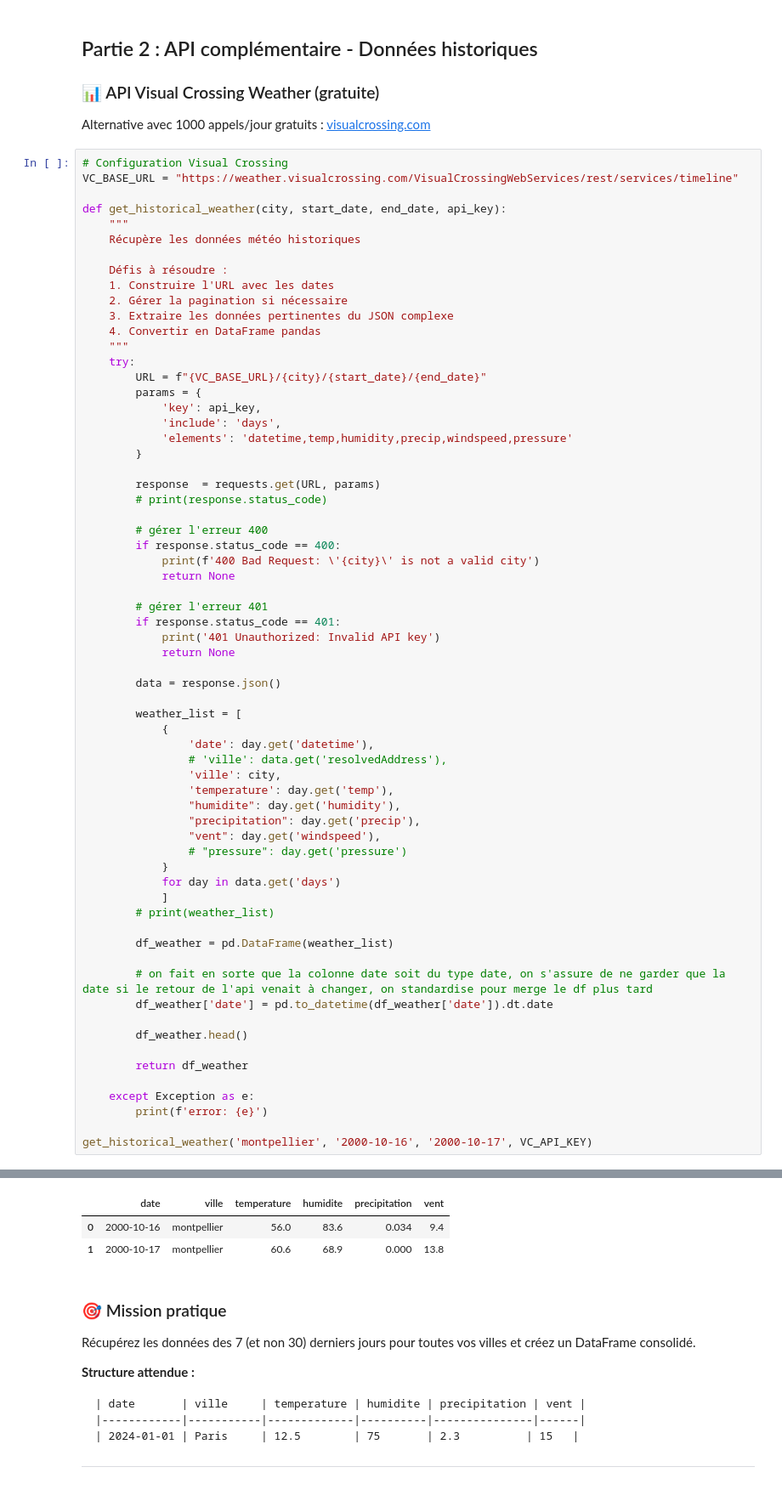
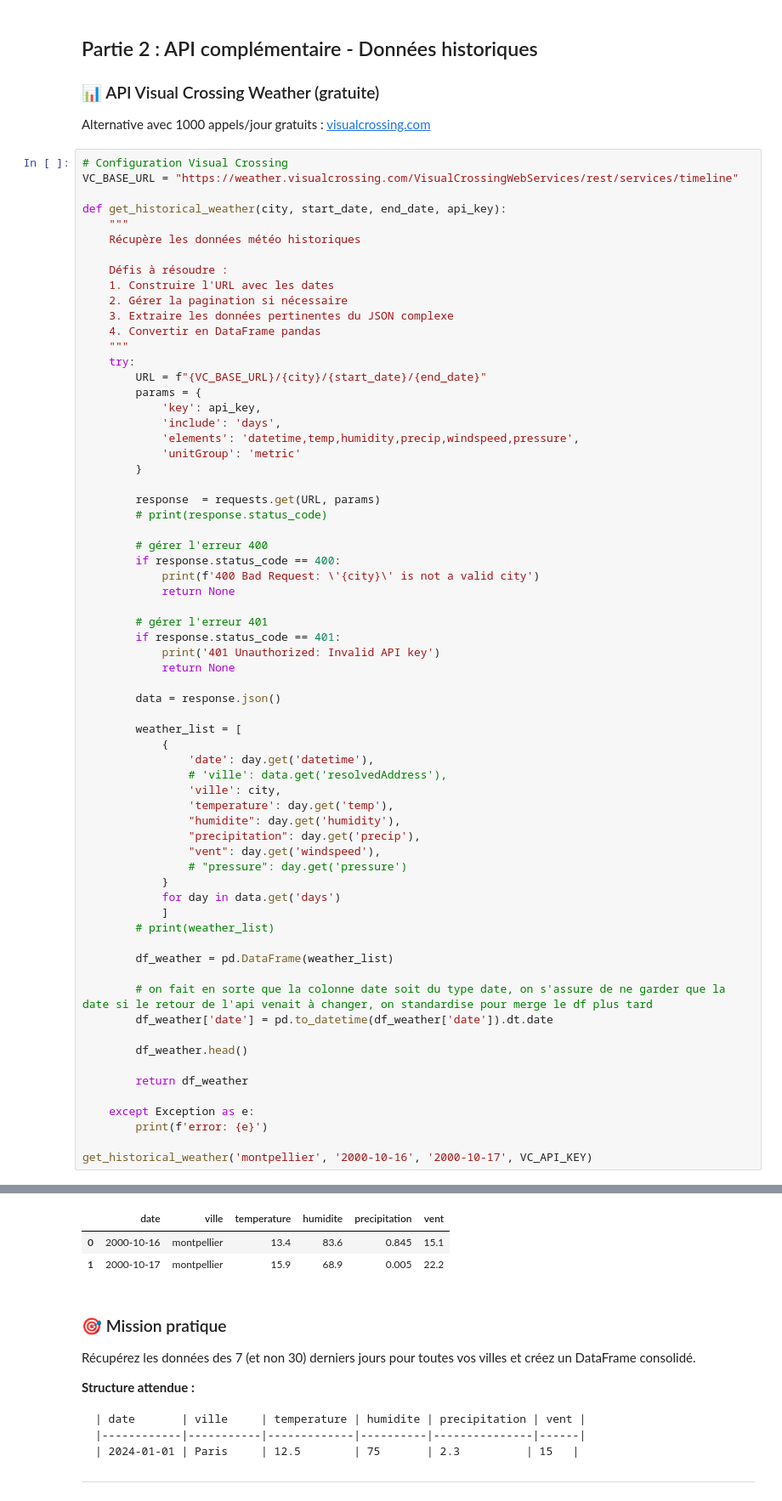
Before and after one commit to 17matb/data-analysis-solution, a Jupyter notebook: Notebook_1_Fondamentaux_Python_pour_l_ia.ipynb, the cells around one changed output, grey strips where cells are left out. Shown at 85% size. Cells and saved outputs as stored; diff of their text form.

```diff
--- a/Notebook_1_Fondamentaux_Python_pour_l_ia.ipynb
+++ b/Notebook_1_Fondamentaux_Python_pour_l_ia.ipynb
@@ -200,7 +200,8 @@ def get_historical_weather(city, start_date, end_date, api_key):
         params = {
             'key': api_key,
             'include': 'days',
-            'elements': 'datetime,temp,humidity,precip,windspeed,pressure'
+            'elements': 'datetime,temp,humidity,precip,windspeed,pressure',
+            'unitGroup': 'metric'
         }
 
         response  = requests.get(URL, params)
@@ -251,6 +251,6 @@ object
 |  | date | ville | temperature | humidite | precipitation | vent |
-| 0 | 2000-10-16 | montpellier | 56.0 | 83.6 | 0.034 | 9.4 |
-| 1 | 2000-10-17 | montpellier | 60.6 | 68.9 | 0.000 | 13.8 |
+| 0 | 2000-10-16 | montpellier | 13.4 | 83.6 | 0.845 | 15.1 |
+| 1 | 2000-10-17 | montpellier | 15.9 | 68.9 | 0.005 | 22.2 |
 # %% [markdown]
 ### 🎯 Mission pratique
 Récupérez les données des 7 (et non 30) derniers jours pour toutes vos villes et créez un DataFrame consolidé.
```
Also changed, not shown: parts of 7 cells of this notebook.
